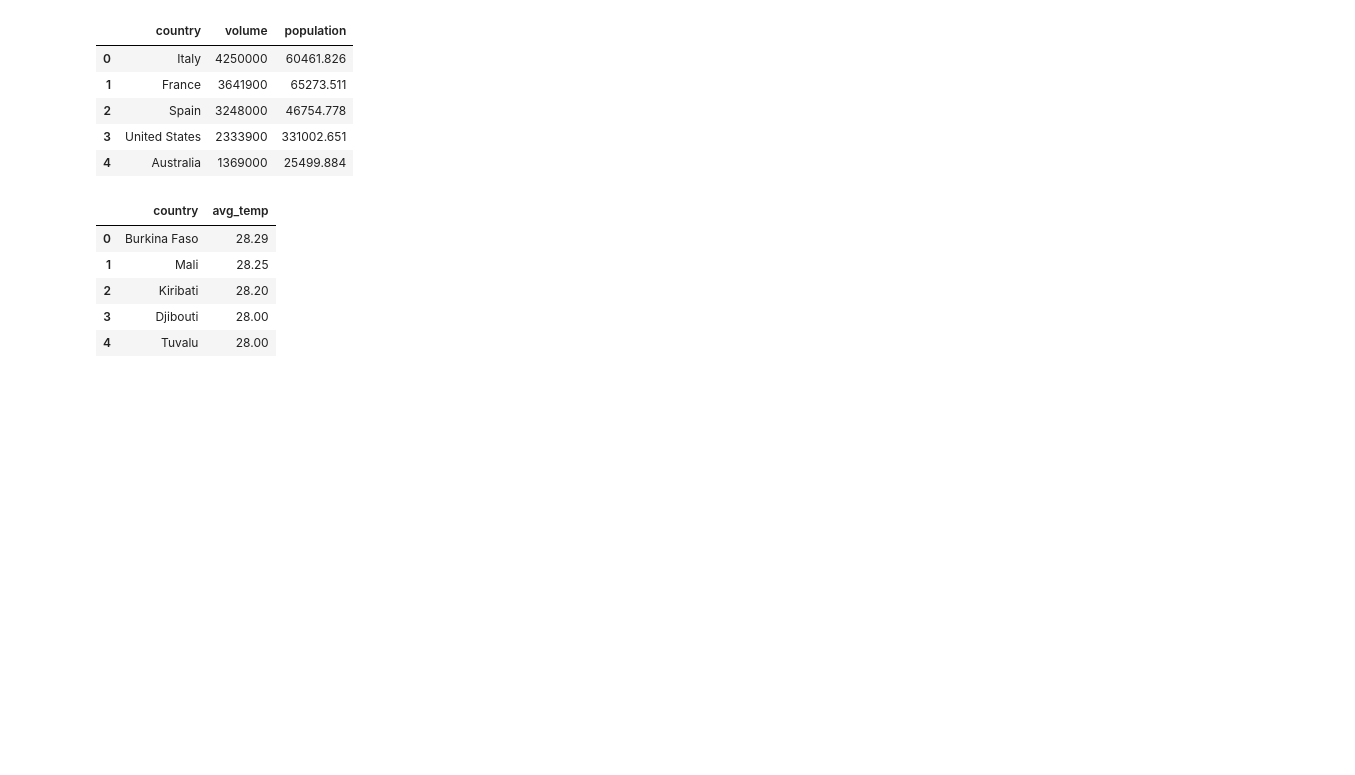
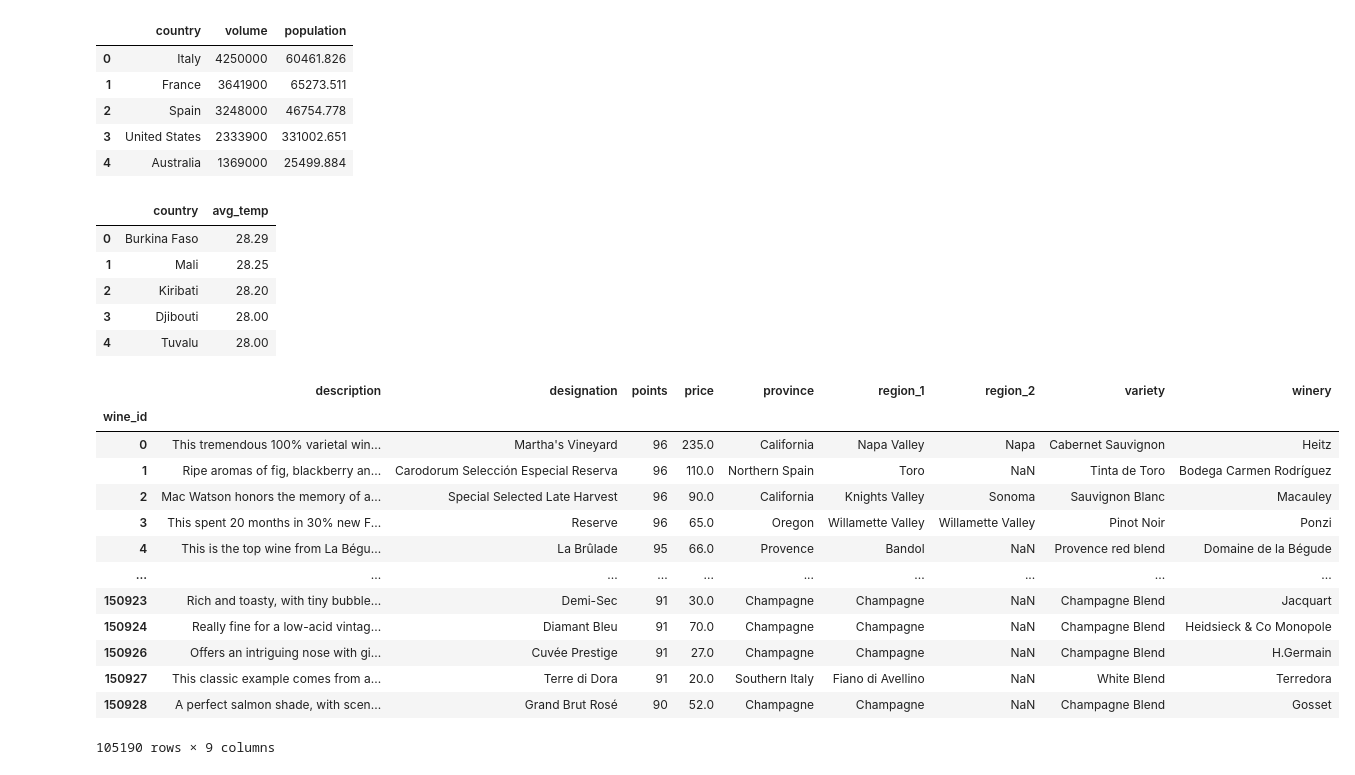
Before and after one commit to jvolosin/etl-project, a Jupyter notebook: final_tables.ipynb, the cells around one changed output. Saved outputs shown, nothing was run; the diff lists cells and outputs as text; code cells hidden in the pictures; blank space fills up the shorter version.

Commit message:
added final tables

```diff
--- a/final_tables.ipynb
+++ b/final_tables.ipynb
@@ -301,3 +272,23 @@ temperature.head()
 | 2 | Kiribati | 28.20 |
 | 3 | Djibouti | 28.00 |
 | 4 | Tuvalu | 28.00 |
+# %%
+## Assign index as unique wine_id
+wine_data.index.names = ["wine_id"]
+# %%
+wine_data
+# %% [output]
+|  | description | designation | points | price | province | region_1 | region_2 | variety | winery |
+| wine_id |  |  |  |  |  |  |  |  |  |
+| 0 | This tremendous 100% varietal win... | Martha's Vineyard | 96 | 235.0 | California | Napa Valley | Napa | Cabernet Sauvignon | Heitz |
+| 1 | Ripe aromas of fig, blackberry an... | Carodorum Selección Especial Reserva | 96 | 110.0 | Northern Spain | Toro | NaN | Tinta de Toro | Bodega Carmen Rodríguez |
+| 2 | Mac Watson honors the memory of a... | Special Selected Late Harvest | 96 | 90.0 | California | Knights Valley | Sonoma | Sauvignon Blanc | Macauley |
+| 3 | This spent 20 months in 30% new F... | Reserve | 96 | 65.0 | Oregon | Willamette Valley | Willamette Valley | Pinot Noir | Ponzi |
+| 4 | This is the top wine from La Bégu... | La Brûlade | 95 | 66.0 | Provence | Bandol | NaN | Provence red blend | Domaine de la Bégude |
+| ... | ... | ... | ... | ... | ... | ... | ... | ... | ... |
+| 150923 | Rich and toasty, with tiny bubble... | Demi-Sec | 91 | 30.0 | Champagne | Champagne | NaN | Champagne Blend | Jacquart |
+| 150924 | Really fine for a low-acid vintag... | Diamant Bleu | 91 | 70.0 | Champagne | Champagne | NaN | Champagne Blend | Heidsieck & Co Monopole |
+| 150926 | Offers an intriguing nose with gi... | Cuvée Prestige | 91 | 27.0 | Champagne | Champagne | NaN | Champagne Blend | H.Germain |
+| 150927 | This classic example comes from a... | Terre di Dora | 91 | 20.0 | Southern Italy | Fiano di Avellino | NaN | White Blend | Terredora |
+| 150928 | A perfect salmon shade, with scen... | Grand Brut Rosé | 90 | 52.0 | Champagne | Champagne | NaN | Champagne Blend | Gosset |
+105190 rows × 9 columns
```
Also changed, not shown: parts of 11 cells of this notebook, 9 other files.
